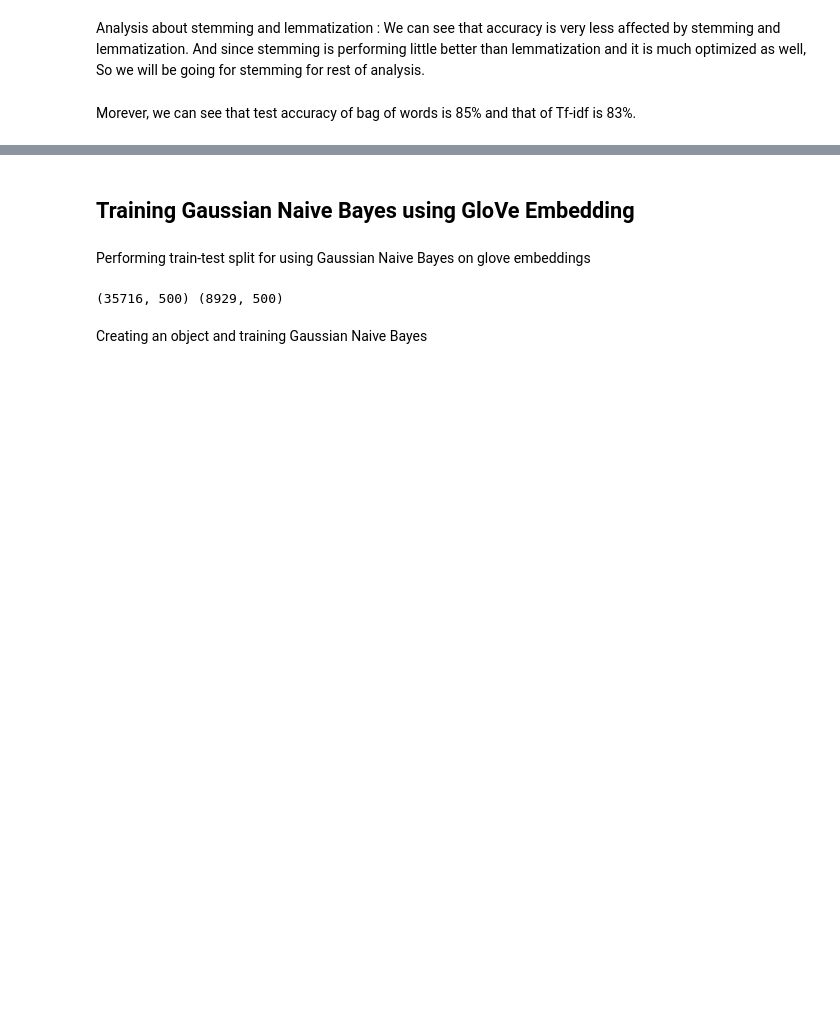
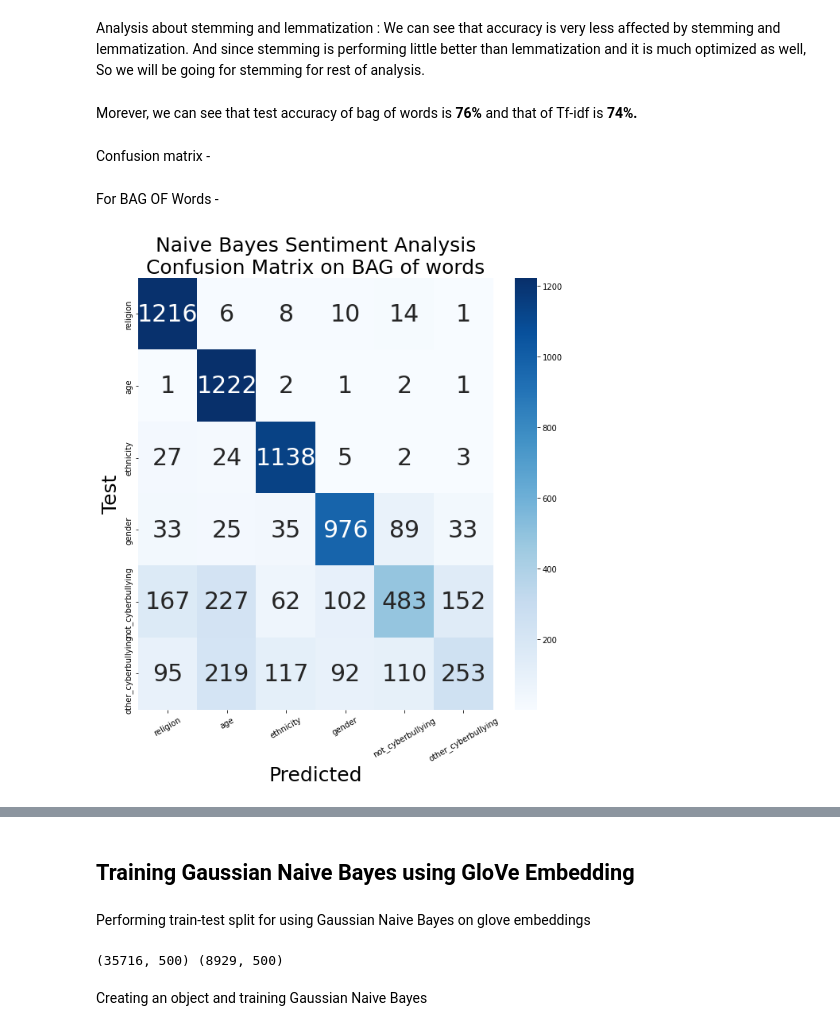
Before and after one commit to vishal19217/CyberBullying_Sentiment_Analysis, a Jupyter notebook: Preprocessing3.ipynb, the cells around one changed output, grey strips where cells are left out. Drawn from its saved outputs; the diff is of its cells as text; code cells hidden in the pictures; blank space fills up the shorter version.

Commit message:
Added Confusion matrices: Other_cyberbullying performing poorly

```diff
--- a/Preprocessing3.ipynb
+++ b/Preprocessing3.ipynb
@@ -884,4 +884,24 @@ weighted avg       0.73      0.74      0.70      6953
 # %% [markdown]
 Analysis about stemming and lemmatization : We can see that accuracy is very less affected by stemming and lemmatization. And since stemming is performing little better than lemmatization and it is much optimized as well, So we will be going for stemming for rest of analysis.
 # %% [markdown]
-Morever, we can see that test accuracy of bag of words is 85% and that of Tf-idf is 83%.
+Morever, we can see that test accuracy of bag of words is **76%** and that of Tf-idf is **74%.**
+# %% [markdown]
+Confusion matrix -
+# %%
+def conf_matrix(y, y_pred, title, labels):
+  fig, ax =plt.subplots(figsize=(10,10))
+  ax=sns.heatmap(confusion_matrix(y, y_pred), annot=True, cmap="Blues", fmt='g', cbar=True, annot_kws={"size":30})
+  plt.title(title, fontsize=25)
+  ax.xaxis.set_ticklabels(labels, fontsize=10,rotation = 30)
+  ax.yaxis.set_ticklabels(labels, fontsize=10)
+  ax.set_ylabel('Test', fontsize=25)
+  ax.set_xlabel('Predicted', fontsize=25)
+  plt.show()
+# %%
+class_labels = ['religion','age','ethnicity','gender','not_cyberbullying','other_cyberbullying']
+# %% [markdown]
+For BAG OF Words -
+# %%
+conf_matrix(y_test,nb_bow_stem_pred,'Naive Bayes Sentiment Analysis\nConfusion Matrix on BAG of words', class_labels)
+# %% [output]
+[figure, added]
```
Also changed, not shown: parts of 28 cells of this notebook.
